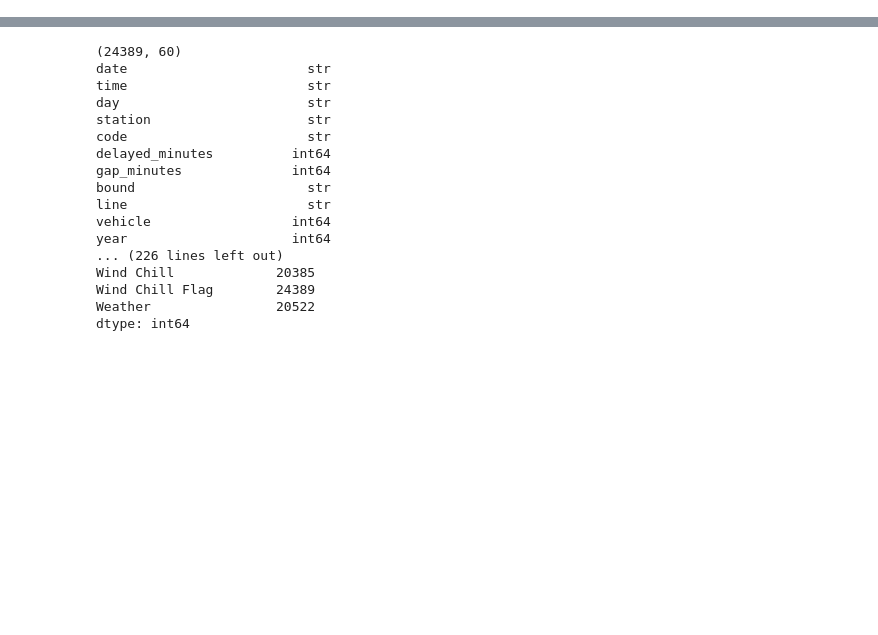
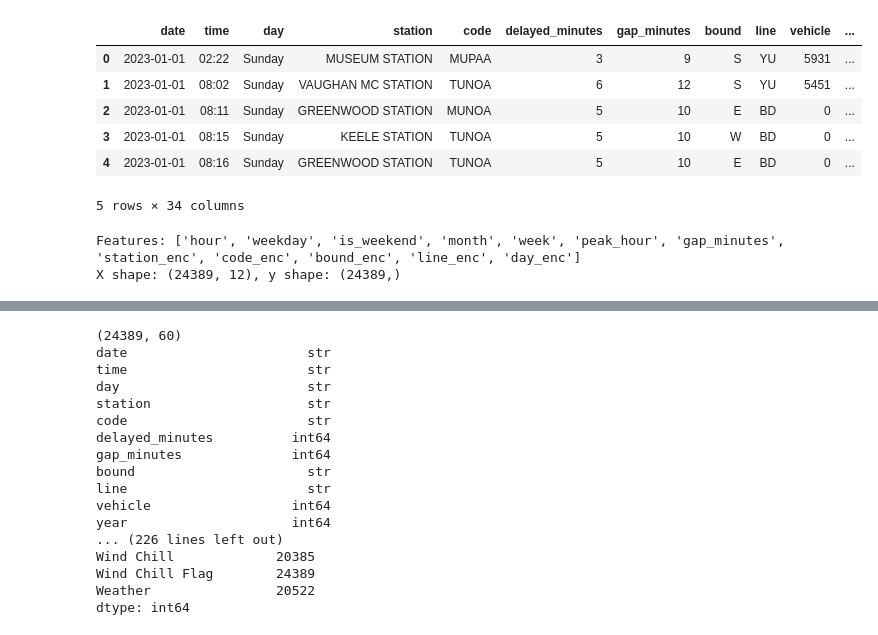
Before and after one commit to hwalia/C8ML7_subwaydelay, a Jupyter notebook: model/XGboost.ipynb, the cells around one changed output, grey strips where cells are left out. Drawn from its saved outputs; the diff is of its cells as text; code cells hidden in the pictures; blank space fills up the shorter version.

```diff
--- a/model/XGboost.ipynb
+++ b/model/XGboost.ipynb
@@ -23,0 +60,22 @@ import shap  # SHapley Additive exPlanations — explains which features drive p
+# %%
+## 3. DATA CLEANING AND PREPARATION
+
+# Convert the 'date' column from string to a proper datetime object
+# errors='coerce' turns any unparseable values into NaT instead of crashing
+df['date'] = pd.to_datetime(df['date'], errors='coerce')
+
+# Combine the 'date' and 'time' columns into a single datetime column
+# This gives us a precise timestamp for each delay event (e.g. 2024-01-01 08:35:00)
+df['datetime'] = pd.to_datetime(df['datetime'] , errors='coerce')
+
+df = df.dropna(subset=['datetime'])
+
+# Sort all rows in chronological order — required for time series splitting
+# Without this, TimeSeriesSplit would not work correctly
+df = df.sort_values('datetime').reset_index(drop=True)
+
+# Preview the first 5 rows
+print(df.head())
+
+# Check for missing values in each column again after cleaning
+print(df.isnull().sum())
@@ -23,0 +100,58 @@ import shap  # SHapley Additive exPlanations — explains which features drive p
+# %%
+## 5. ENCODE CATEGORICAL FEATURES
+
+# List of columns that contain text categories
+# XGBoost requires all inputs to be numeric, so we must convert these
+cat_cols = ['station', 'code', 'bound', 'line', 'day']
+
+# Create a LabelEncoder instance — reused for each column
+le = LabelEncoder()
+
+# Loop through each categorical column and create a new encoded version
+# e.g. 'BLOOR STATION' → 3, 'DUNDAS STATION' → 7, etc.
+# We keep the originals in case we need them for inspection later
+for col in cat_cols:
+    df[col + '_enc'] = le.fit_transform(df[col].astype(str))
+
+
+# Preview the first 5 rows
+df.head()
+# %% [output]
+|  | date | time | day | station | code | delayed_minutes | gap_minutes | bound | line | vehicle | ... |
+| 0 | 2023-01-01 | 02:22 | Sunday | MUSEUM STATION | MUPAA | 3 | 9 | S | YU | 5931 | ... |
+| 1 | 2023-01-01 | 08:02 | Sunday | VAUGHAN MC STATION | TUNOA | 6 | 12 | S | YU | 5451 | ... |
+| 2 | 2023-01-01 | 08:11 | Sunday | GREENWOOD STATION | MUNOA | 5 | 10 | E | BD | 0 | ... |
+| 3 | 2023-01-01 | 08:15 | Sunday | KEELE STATION | TUNOA | 5 | 10 | W | BD | 0 | ... |
+| 4 | 2023-01-01 | 08:16 | Sunday | GREENWOOD STATION | TUNOA | 5 | 10 | E | BD | 0 | ... |
+5 rows × 34 columns
+# %%
+## 6. DEFINE FEATURES AND TARGET
+
+# The list of input columns the model will learn from
+FEATURES = [
+    'hour',               # Time of day
+    'weekday',            # Day of week (numeric)
+    'is_weekend',         # Weekend flag
+    'month',              # Month of year
+    'week',               # ISO week number
+    'peak_hour',               # Rush hour flag
+    'gap_minutes',        # Time gap since last train
+    'station_enc',        # Encoded station name
+    'code_enc',           # Encoded delay code
+    'bound_enc',          # Encoded direction (N/S/E/W)
+    'line_enc',           # Encoded subway line (YU, BD, etc.)
+    'day_enc'             # Encoded day name
+]
+
+# The column we want to predict — how many minutes the delay will be
+TARGET = 'delayed_minutes'
+
+# Create the feature matrix X and target vector y
+X = df[FEATURES]
+y = df[TARGET]
+
+print(f"Features: {FEATURES}")
+print(f"X shape: {X.shape}, y shape: {y.shape}")
+# %% [output]
+Features: ['hour', 'weekday', 'is_weekend', 'month', 'week', 'peak_hour', 'gap_minutes', 'station_enc', 'code_enc', 'bound_enc', 'line_enc', 'day_enc']
+X shape: (24389, 12), y shape: (24389,)
```
Also changed, not shown: parts of 14 cells of this notebook.
